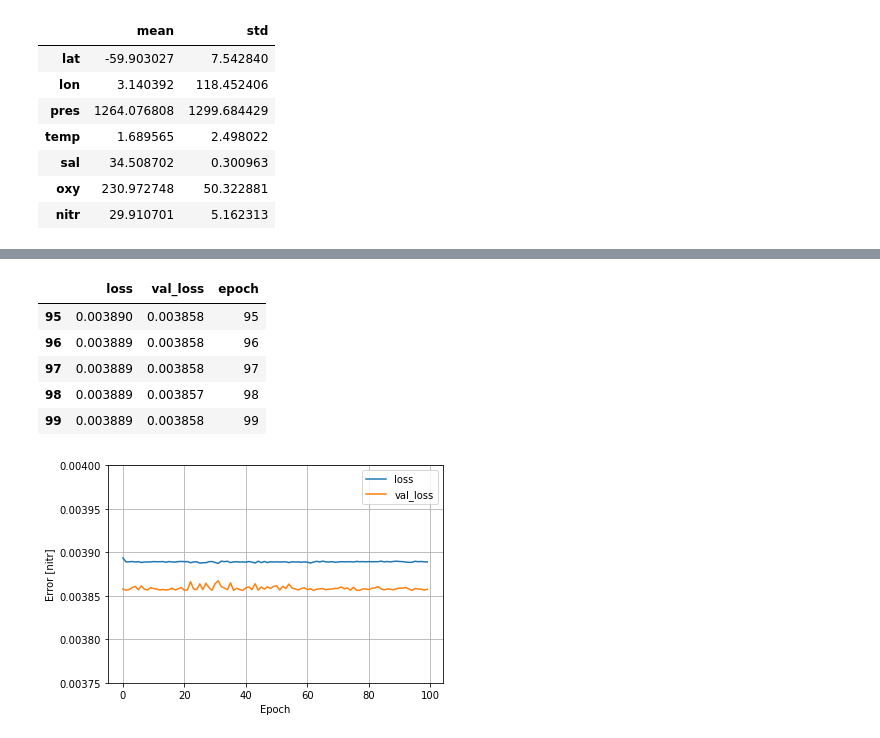
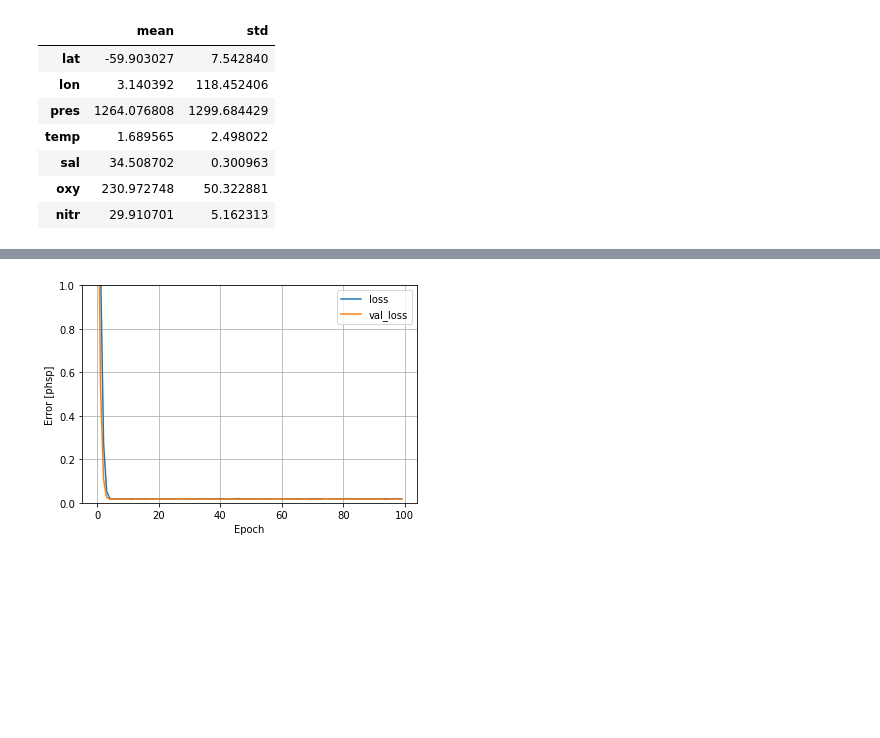
Before and after one commit to ellenrpark/6862-project, a Jupyter notebook: NN_Keras.ipynb, the cells around one changed output, grey strips where cells are left out. Drawn from its saved outputs; the diff is of its cells as text; code cells hidden in the pictures; blank space fills up the shorter version.

Commit message:
Update NN_Keras

```diff
--- a/NN_Keras.ipynb
+++ b/NN_Keras.ipynb
@@ -115,7 +62,23 @@ nitr_model.compile(
+# %%
+# create dropout layer
+# from tensorflow.keras.layers.core import Lambda
+from tensorflow.keras import backend as K
+
+def PermaDropout(rate):
+    return keras.layers.Lambda(lambda x: K.dropout(x, level=rate))
 # %%
-%%time
-history = nitr_model.fit(
-    train_features['nitr'], train_phsp,
+# with permaDropout
+linear_model_phsp = tf.keras.Sequential([
+    normalizer, PermaDropout(0.2),
+    layers.Dense(units=1)
+])
+
+linear_model_phsp.compile(
+    optimizer=tf.optimizers.Adam(learning_rate=0.001),
+    loss='mean_squared_error')
+
+history = linear_model_phsp.fit(
+    train_features, train_phsp,
     epochs=100,
     # suppress logging
     verbose=1,
@@ -142,24 +105,10 @@ Wall time: 58.1 s
-# %%
-hist = pd.DataFrame(history.history)
-hist['epoch'] = history.epoch
-hist.tail()
-# %% [output]
-|  | loss | val_loss | epoch |
-| 95 | 0.003890 | 0.003858 | 95 |
-| 96 | 0.003889 | 0.003858 | 96 |
-| 97 | 0.003889 | 0.003858 | 97 |
-| 98 | 0.003889 | 0.003857 | 98 |
-| 99 | 0.003889 | 0.003858 | 99 |
 # %%
-def plot_loss(history, ymin, ymax):
-  plt.plot(history.history['loss'], label='loss')
-  plt.plot(history.history['val_loss'], label='val_loss')
-  plt.ylim([ymin, ymax])
-  plt.xlabel('Epoch')
-  plt.ylabel('Error [nitr]')
-  plt.legend()
-  plt.grid(True)
+plt.plot(history.history['loss'], label='loss')
+plt.plot(history.history['val_loss'], label='val_loss')
+plt.ylim([0, 1])
+plt.xlabel('Epoch')
+plt.ylabel('Error [phsp]')
+plt.legend()
+plt.grid(True)
+# %% [output]
+[figure, added]
-# %%
-plot_loss(history, 0.00375, 0.004)
-# %% [output]
-[figure, removed]
```
Also changed, not shown: parts of 47 cells of this notebook.
